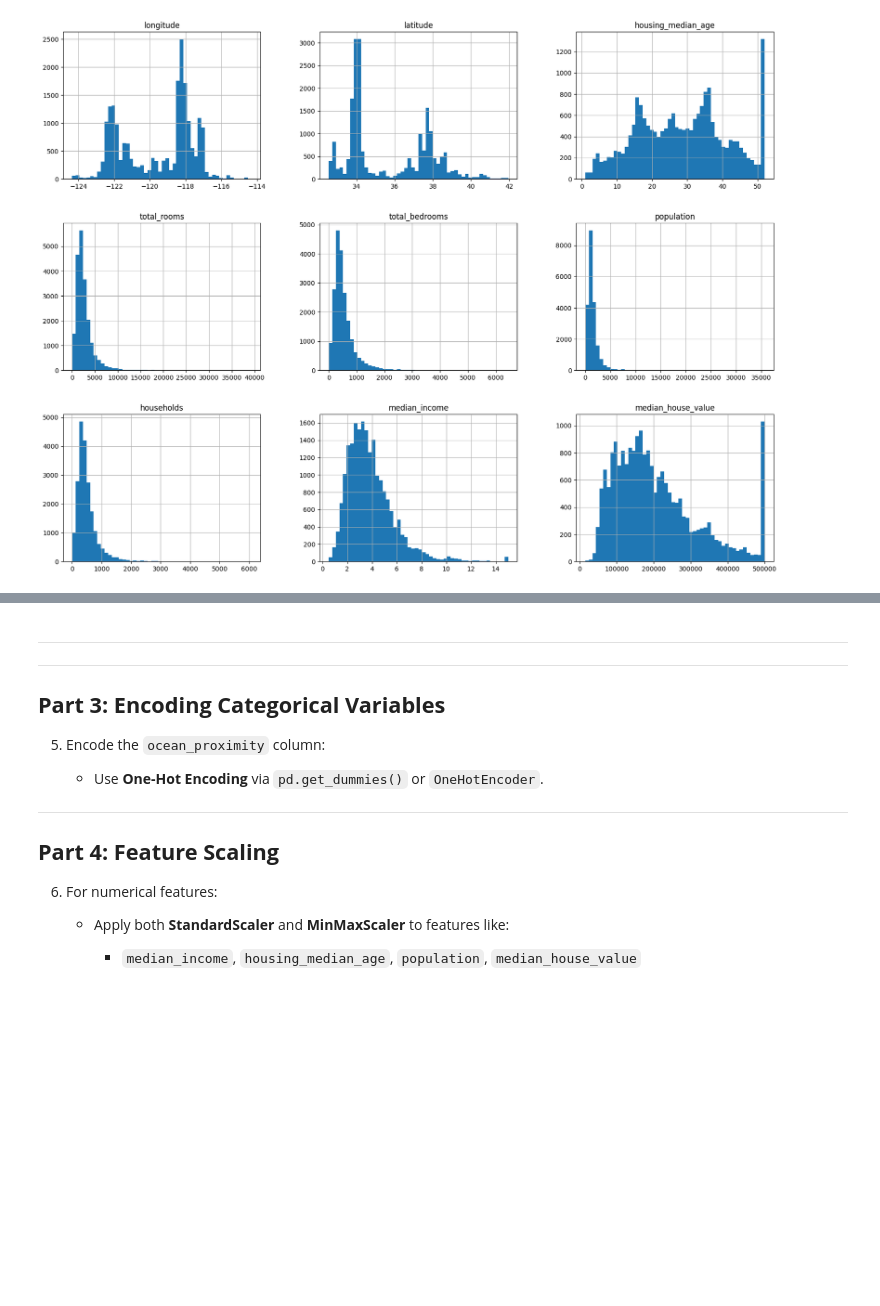
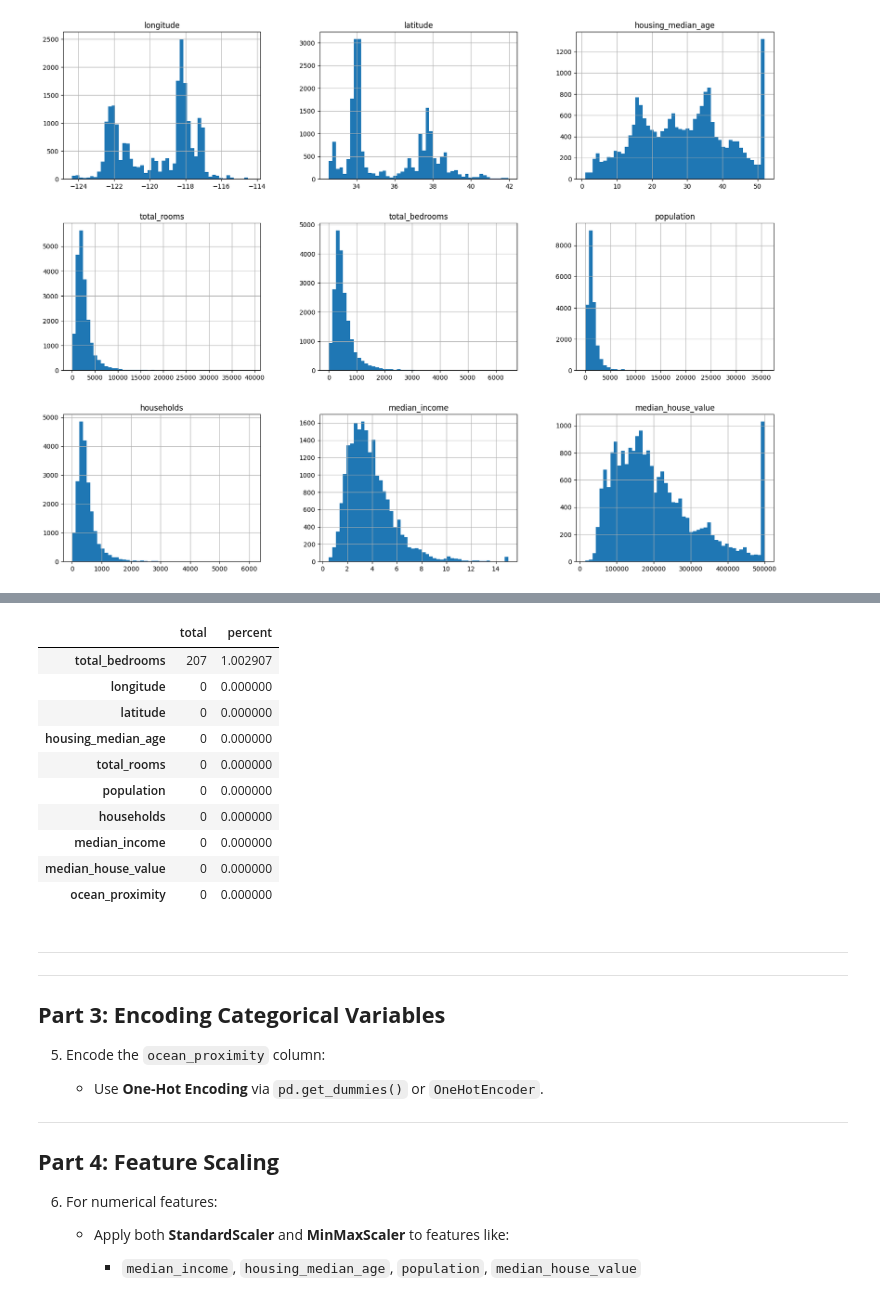
Before and after one commit to MarsX-2002/ai-roadmap, a Jupyter notebook: content/ml/preprocessing/homework.ipynb, the cells around one changed output, grey strips where cells are left out. Saved outputs shown, nothing was run; the diff lists cells and outputs as text; code cells hidden in the pictures; blank space fills up the shorter version.

Commit message:
handle missing values

```diff
--- a/content/ml/preprocessing/homework.ipynb
+++ b/content/ml/preprocessing/homework.ipynb
@@ -174,3 +174,6 @@ df.hist(bins=50, figsize=(20,15))
 plt.show()
 # %% [output]
 [figure]
+# %%
+# old datadrame
+old_df = df.copy()
@@ -177,3 +191,29 @@ plt.show()
+# %%
+# median imputation
+median = df['total_bedrooms'].median()
+df['total_bedrooms'] = df['total_bedrooms'].fillna(median)
+# %%
+# missing value report func
+def missing_value_report(df):
+    total = df.isnull().sum()
+    percent = 100 * df.isnull().sum() / len(df)
+
+    return pd.DataFrame({'total': total, 'percent': percent}).sort_values('percent', ascending=False)
+
+# missing value report
+missing_value_report(old_df)
+# %% [output]
+|  | total | percent |
+| total_bedrooms | 207 | 1.002907 |
+| longitude | 0 | 0.000000 |
+| latitude | 0 | 0.000000 |
+| housing_median_age | 0 | 0.000000 |
+| total_rooms | 0 | 0.000000 |
+| population | 0 | 0.000000 |
+| households | 0 | 0.000000 |
+| median_income | 0 | 0.000000 |
+| median_house_value | 0 | 0.000000 |
+| ocean_proximity | 0 | 0.000000 |
 # %% [markdown]
 
 
```
Also changed, not shown: parts of 1 cell of this notebook.
